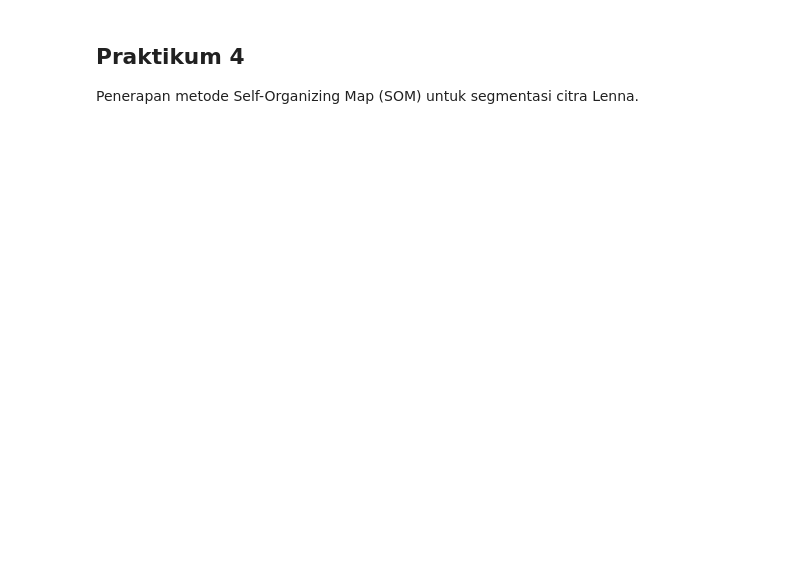
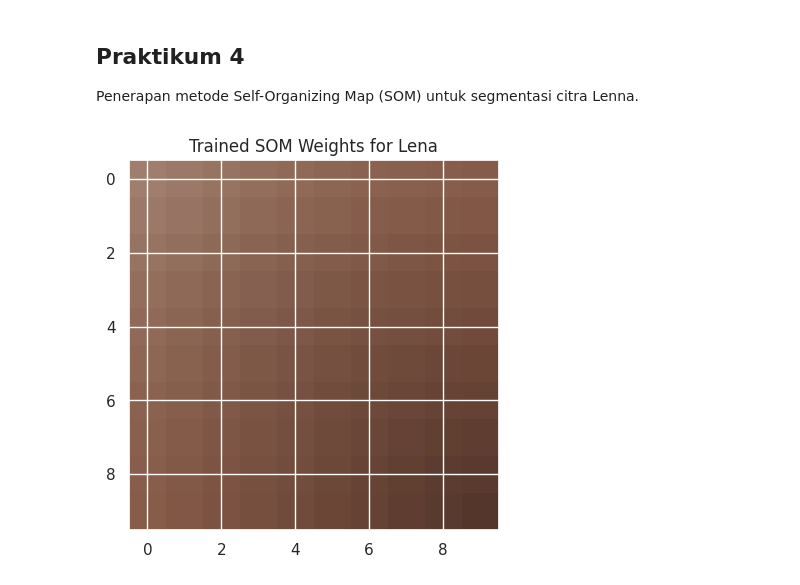
Before and after one commit to ranzkov/Machine-Learning, a Jupyter notebook: Week7Modul7.ipynb, the cells around one changed output. Cells and saved outputs as stored; diff of their text form; code cells hidden in the pictures; blank space fills up the shorter version.

```diff
--- a/Week7Modul7.ipynb
+++ b/Week7Modul7.ipynb
@@ -453,4 +453,7 @@ trained_weights = train_som(Lenna, num_epochs, initial_learning_rate, initial_ne
 # %%
 # Visualisasi bobot SOM
 plt.imshow(trained_weights)
-plt.title()
+plt.title('Trained SOM Weights for Lena')
+plt.show()
+# %% [output]
+[figure, added]
```
Also changed, not shown: parts of 6 cells of this notebook.
